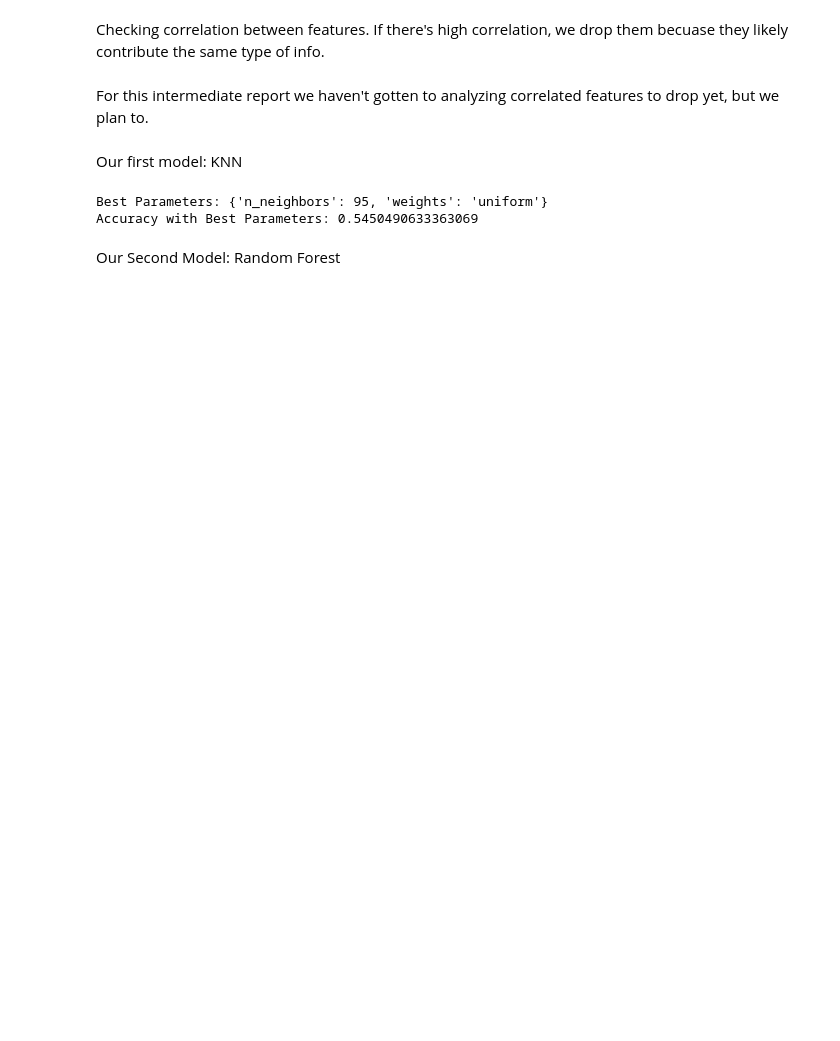
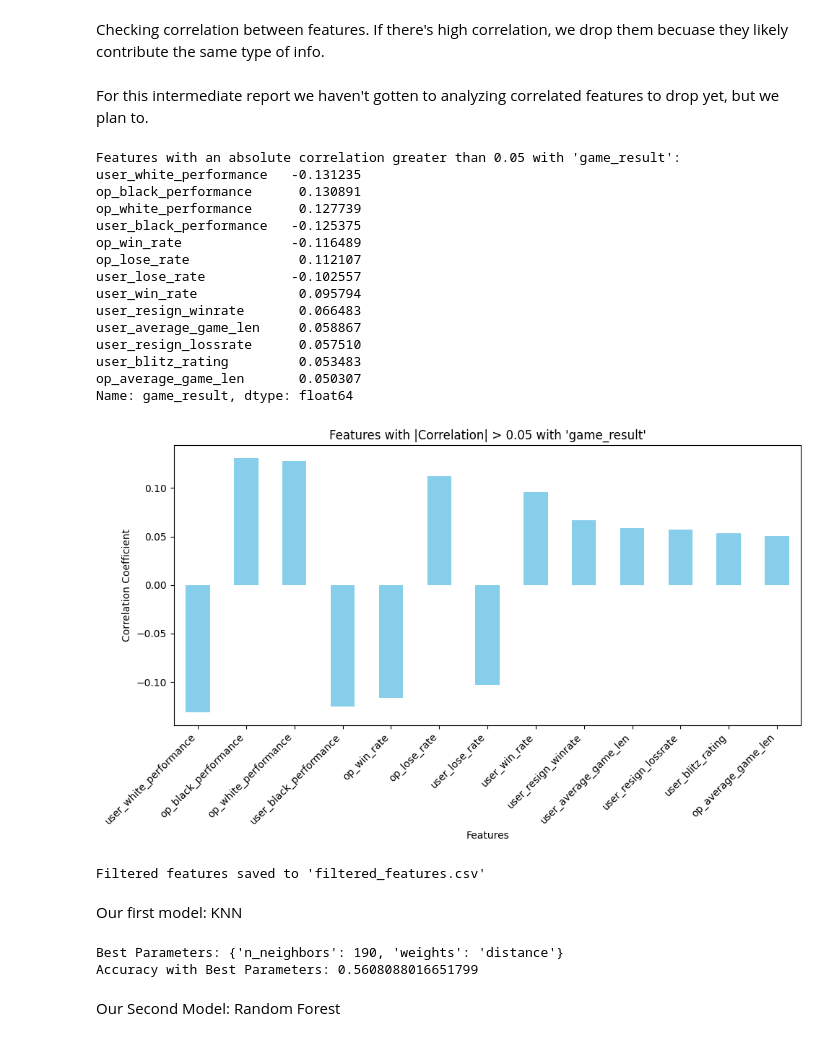
Before and after one commit to KaiSolter/cs506_final_project, a Jupyter notebook: midtermProgress/submissionLABEL.ipynb, the cells around one changed output. Cells and saved outputs as stored; diff of their text form; code cells hidden in the pictures; blank space fills up the shorter version.

```diff
--- a/midtermProgress/submissionLABEL.ipynb
+++ b/midtermProgress/submissionLABEL.ipynb
@@ -415,3 +449,61 @@ df.to_csv('cleaned.csv', index = False)
+# %%
+
+# Specify the label column
+label_col = 'game_result'  # Replace 'label' with your actual label column name
+
+# Check if the label column exists in the dataframe
+if label_col not in df_relevant.columns:
+    raise ValueError(f"Label column '{label_col}' not found in the dataframe.")
+
+# Compute the correlation of all features with the label
+corr_with_label = correlation_matrix[label_col].drop(labels=[label_col])  # Exclude self-correlation
+
+# Filter features with absolute correlation greater than 0.10
+threshold = 0.05
+strong_corr = corr_with_label[abs(corr_with_label) > threshold]
+
+# Sort the features by absolute correlation in descending order
+strong_corr_sorted = strong_corr.reindex(strong_corr.abs().sort_values(ascending=False).index)
+
+# Print the strong correlations
+print(f"Features with an absolute correlation greater than {threshold} with '{label_col}':")
+print(strong_corr_sorted)
+
+# Optional: Visualize the strong correlations with a bar plot
+plt.figure(figsize=(10, 6))
+strong_corr_sorted.plot(kind='bar', color='skyblue')
+plt.title(f"Features with |Correlation| > {threshold} with '{label_col}'")
+plt.xlabel("Features")
+plt.ylabel("Correlation Coefficient")
+plt.xticks(rotation=45, ha="right")
+plt.tight_layout()
+plt.show()
+
+strong_features = strong_corr_sorted.index.tolist()
+df_filtered = df[strong_features + [label_col]]
+
+# Save the filtered DataFrame to a new CSV file
+output_csv = 'filtered_features.csv'
+df_filtered.to_csv(output_csv, index=False)
+print(f"Filtered features saved to '{output_csv}'")
+# %% [output]
+Features with an absolute correlation greater than 0.05 with 'game_result':
+user_white_performance   -0.131235
+op_black_performance      0.130891
+op_white_performance      0.127739
+user_black_performance   -0.125375
+op_win_rate              -0.116489
+op_lose_rate              0.112107
+user_lose_rate           -0.102557
+user_win_rate             0.095794
+user_resign_winrate       0.066483
+user_average_game_len     0.058867
+user_resign_lossrate      0.057510
+user_blitz_rating         0.053483
+op_average_game_len       0.050307
+Name: game_result, dtype: float64
+[figure, added]
+Filtered features saved to 'filtered_features.csv'
 # %% [markdown]
 Our first model: KNN
 # %%
@@ -421,7 +513,7 @@ from sklearn.neighbors import KNeighborsClassifier
 from sklearn.model_selection import train_test_split, GridSearchCV
 from sklearn.metrics import accuracy_score
 
-data = pd.read_csv('cleaned.csv')
+data = pd.read_csv('filtered_features.csv')
 
 # our features
 X = data.drop(columns=['game_result'])
@@ -429,7 +521,7 @@ X = X.select_dtypes(include=['number'])
 
 
 #our label
-y = data.iloc[:, -1]   # the last column
+y = data['game_result']   # the last column
 
 # Split data into training and testing sets
 X_train, X_test, y_train, y_test = train_test_split(X, y, test_size=0.25, random_state=42)
@@ -439,12 +531,12 @@ knn = KNeighborsClassifier()
 
 # Set up hyperparameter grid for tuning
 param_grid = {
-    'n_neighbors': [10, 15, 20, 25, 30, 35, 40, 45, 50, 55, 60, 65, 70, 75, 80, 85, 90, 95],          # Two choices for number of neighbors
+    'n_neighbors': [100, 130, 150, 170, 190],          # Two choices for number of neighbors
     'weights': ['uniform', 'distance']  # Two choices for weighting
 }
 
 # Perform grid search with cross-validation
-grid_search = GridSearchCV(knn, param_grid, cv=5, scoring='accuracy')
+grid_search = GridSearchCV(knn, param_grid, cv=3, scoring='accuracy')
 grid_search.fit(X_train, y_train)
 
 # Get the best model
@@ -458,8 +550,8 @@ accuracy = accuracy_score(y_test, y_pred)
 print("Best Parameters:", grid_search.best_params_)
 print("Accuracy with Best Parameters:", accuracy)
 # %% [output]
-Best Parameters: {'n_neighbors': 95, 'weights': 'uniform'}
-Accuracy with Best Parameters: 0.5450490633363069
+Best Parameters: {'n_neighbors': 190, 'weights': 'distance'}
+Accuracy with Best Parameters: 0.5608088016651799
 # %% [markdown]
 Our Second Model: Random Forest
 # %%
```
Also changed, not shown: parts of 9 cells of this notebook.
